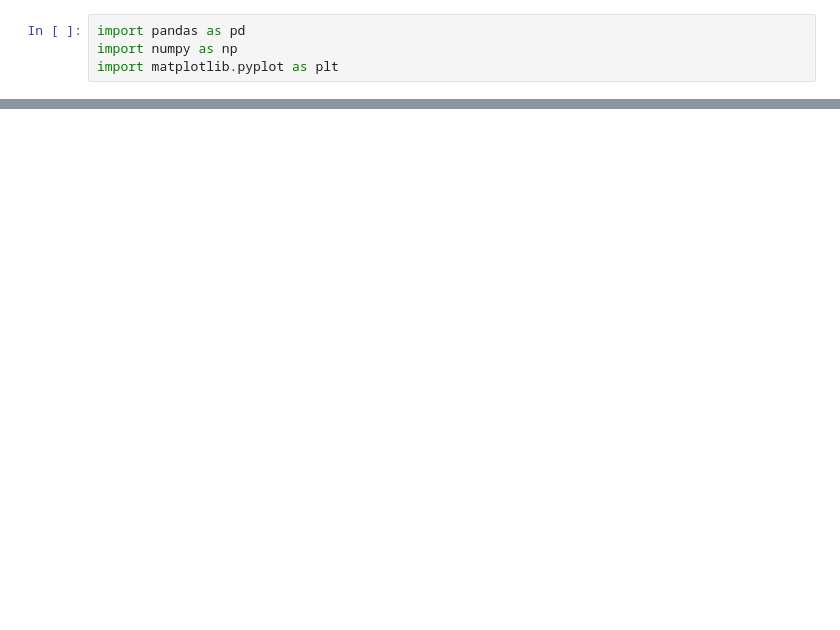
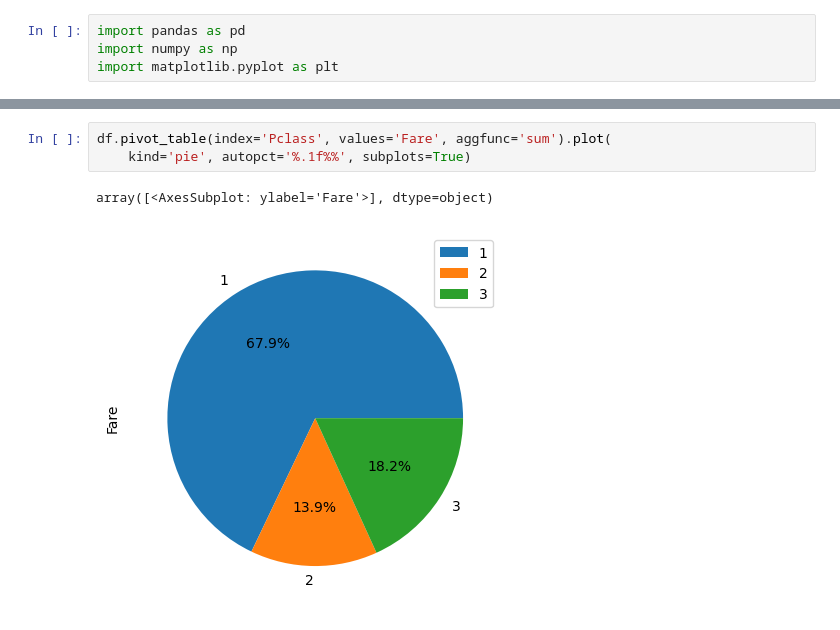
Before and after one commit to Ashishverma001/python-program, a Jupyter notebook: Pandas/chapter2.ipynb, the cells around one changed output, grey strips where cells are left out. Cells and saved outputs as stored; diff of their text form; blank space fills up the shorter version.

```diff
--- a/Pandas/chapter2.ipynb
+++ b/Pandas/chapter2.ipynb
@@ -9,0 +199,6 @@ FileNotFoundError: [Errno 2] No such file or directory: 'titanic.csv'
+# %%
+df.pivot_table(index='Pclass', values='Fare', aggfunc='sum').plot(
+    kind='pie', autopct='%.1f%%', subplots=True)
+# %% [output]
+array([<AxesSubplot: ylabel='Fare'>], dtype=object)
+[figure, added]
```
Also changed, not shown: parts of 20 cells of this notebook, 4 other files.
